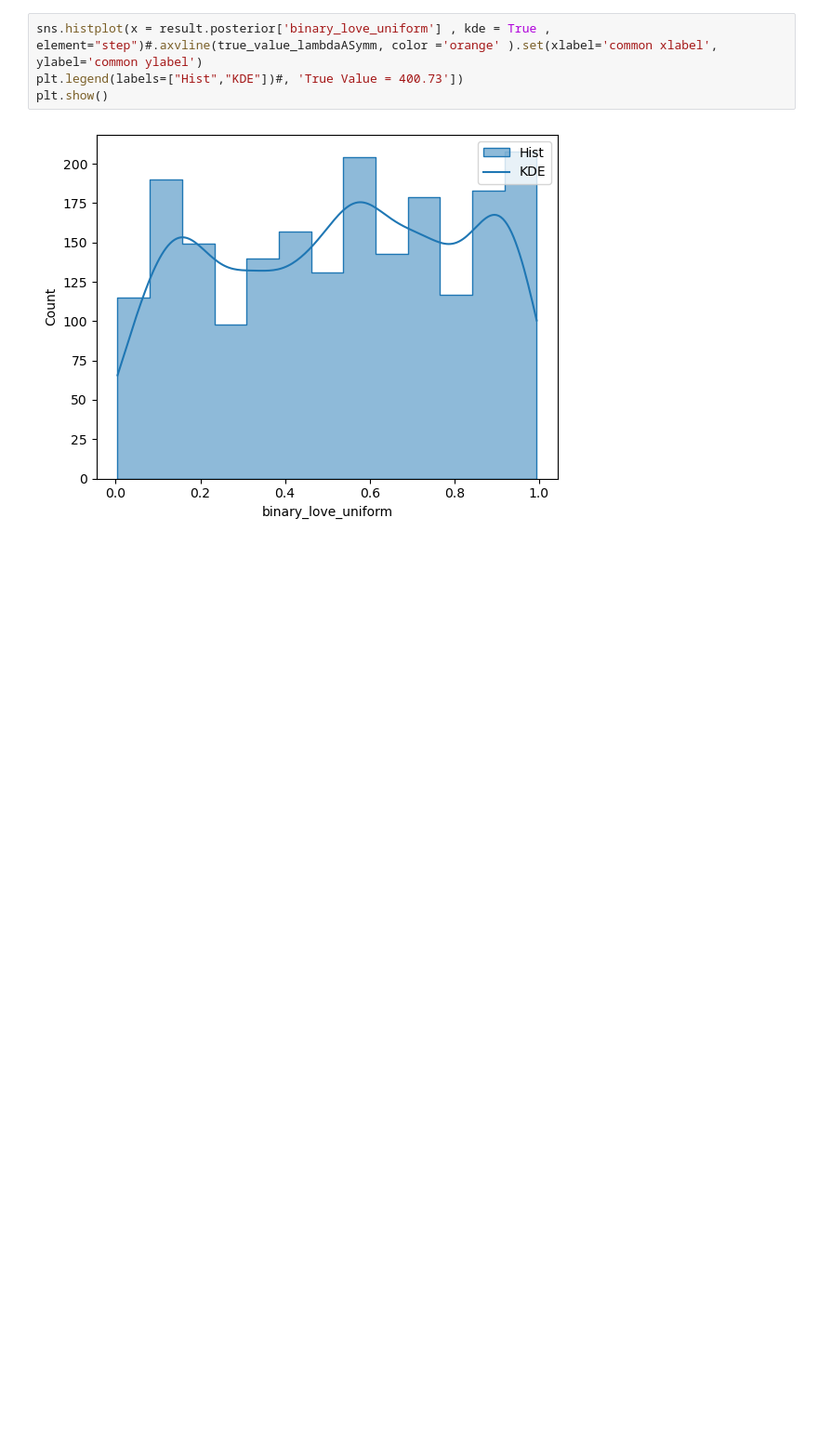
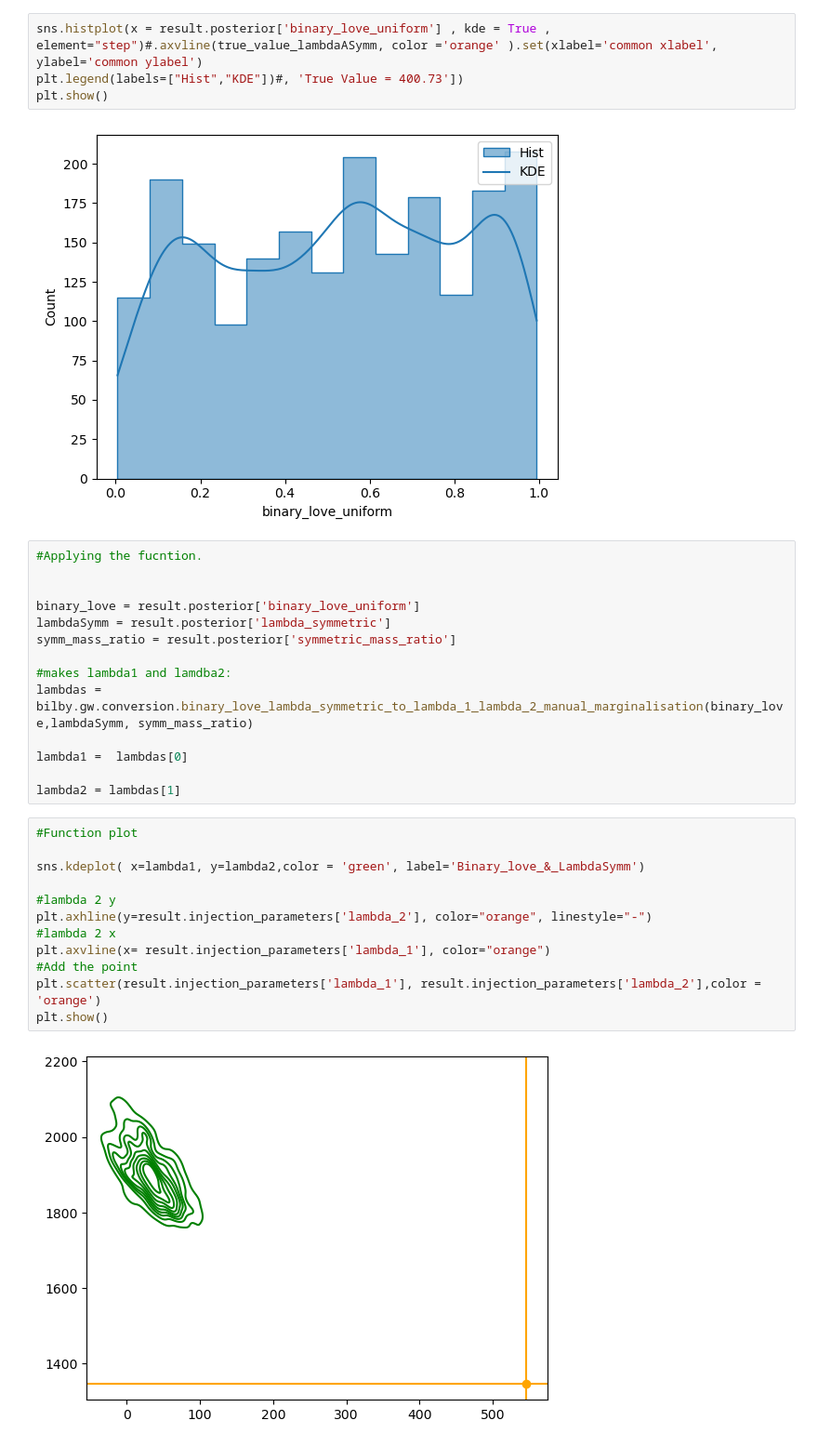
Before and after one commit to daniellmarc/Binary_Love, a Jupyter notebook: binary_love_Symm/Binary_love_Symm.ipynb, the cells around one changed output. Shown at 93% size. Saved outputs shown, nothing was run; the diff lists cells and outputs as text; blank space fills up the shorter version.

Commit message:
lambda1 and lambda2 bug?

```diff
--- a/binary_love_Symm/Binary_love_Symm.ipynb
+++ b/binary_love_Symm/Binary_love_Symm.ipynb
@@ -344,3 +342,31 @@ plt.legend(labels=["Hist","KDE"])#, 'True Value = 400.73'])
 plt.show()
 # %% [output]
 [figure]
+# %%
+#Applying the fucntion.
+
+
+binary_love = result.posterior['binary_love_uniform']
+lambdaSymm = result.posterior['lambda_symmetric']
+symm_mass_ratio = result.posterior['symmetric_mass_ratio']
+
+#makes lambda1 and lamdba2:
+lambdas = bilby.gw.conversion.binary_love_lambda_symmetric_to_lambda_1_lambda_2_manual_marginalisation(binary_love,lambdaSymm, symm_mass_ratio)
+
+lambda1 =  lambdas[0]
+
+lambda2 = lambdas[1]
+# %%
+#Function plot
+
+sns.kdeplot( x=lambda1, y=lambda2,color = 'green', label='Binary_love_&_LambdaSymm')
+
+#lambda 2 y
+plt.axhline(y=result.injection_parameters['lambda_2'], color="orange", linestyle="-")
+#lambda 2 x
+plt.axvline(x= result.injection_parameters['lambda_1'], color="orange")
+#Add the point
+plt.scatter(result.injection_parameters['lambda_1'], result.injection_parameters['lambda_2'],color = 'orange')
+plt.show()
+# %% [output]
+[figure, added]
```
Also changed, not shown: parts of 1 cell of this notebook.
